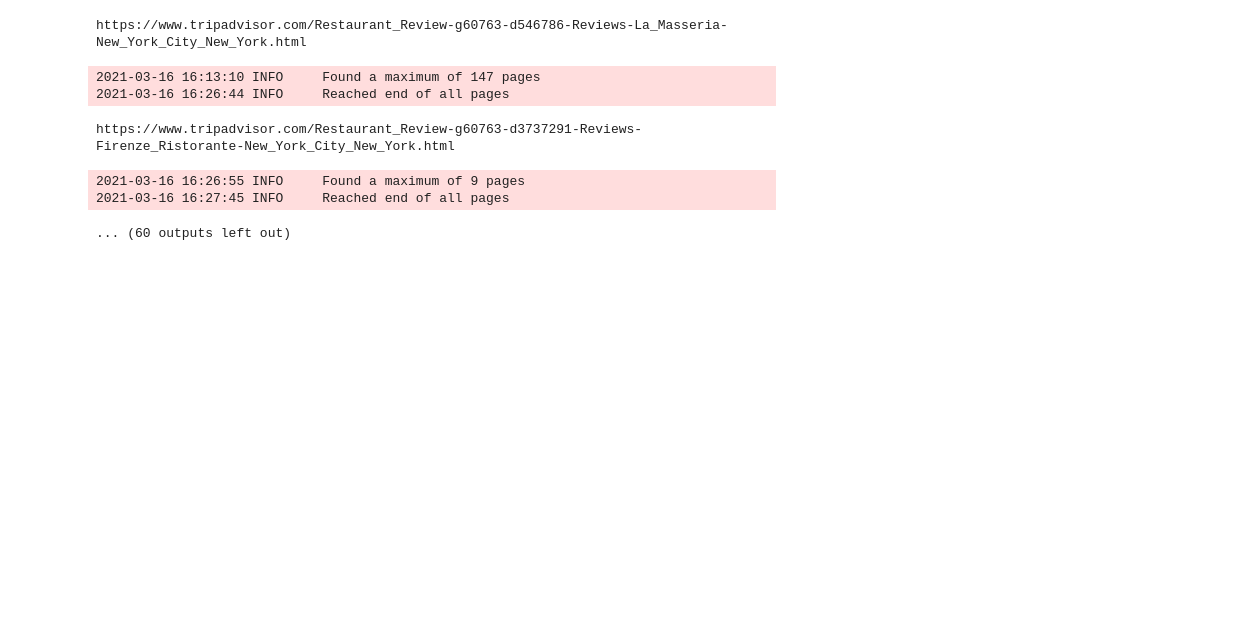
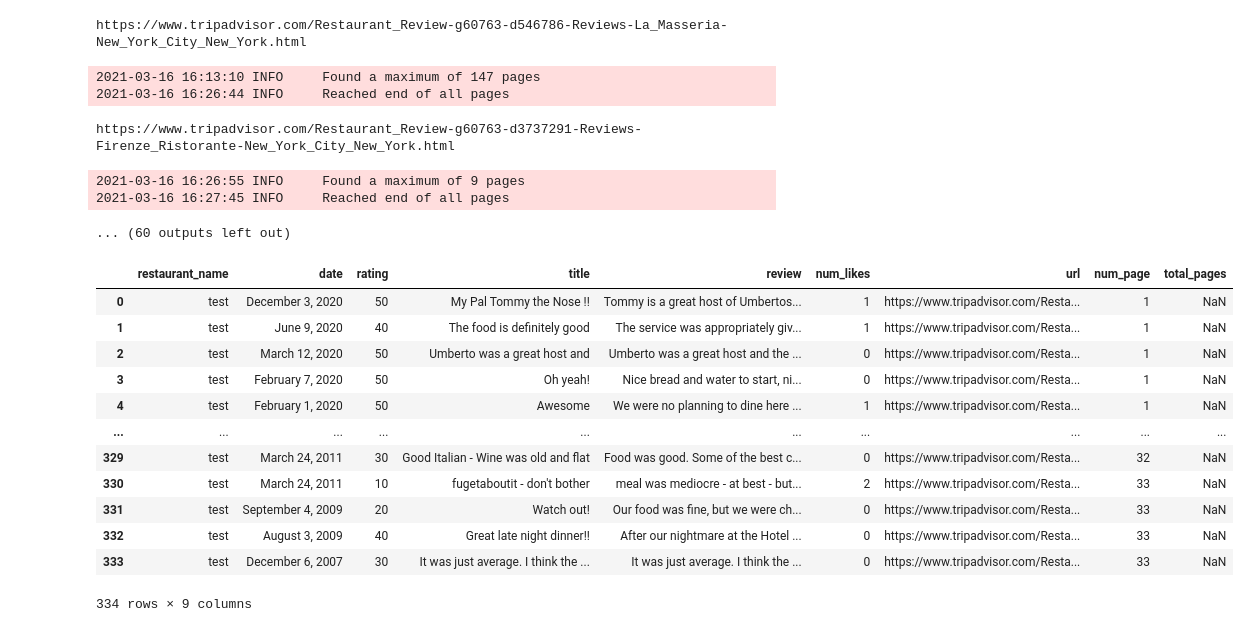
Before and after one commit to SebasGarcia08/reviews-summarization, a Jupyter notebook: notebooks/Tripadvisor_Restaurant.ipynb, the cells around one changed output. Cells and saved outputs as stored; diff of their text form; code cells hidden in the pictures; blank space fills up the shorter version.

```diff
--- a/notebooks/Tripadvisor_Restaurant.ipynb
+++ b/notebooks/Tripadvisor_Restaurant.ipynb
@@ -267,3 +267,21 @@ https://www.tripadvisor.com/Restaurant_Review-g60763-d3737291-Reviews-Firenze_Ri
 2021-03-16 16:26:55 INFO     Found a maximum of 9 pages
 2021-03-16 16:27:45 INFO     Reached end of all pages
 ... (60 outputs left out)
+# %%
+import pandas as pd
+df = pd.read_csv("../datasets/test.csv", sep="\t")
+df
+# %% [output]
+|  | restaurant_name | date | rating | title | review | num_likes | url | num_page | total_pages |
+| 0 | test | December 3, 2020 | 50 | My Pal Tommy the Nose !! | Tommy is a great host of Umbertos... | 1 | https://www.tripadvisor.com/Resta... | 1 | NaN |
+| 1 | test | June 9, 2020 | 40 | The food is definitely good | The service was appropriately giv... | 1 | https://www.tripadvisor.com/Resta... | 1 | NaN |
+| 2 | test | March 12, 2020 | 50 | Umberto was a great host and | Umberto was a great host and the ... | 0 | https://www.tripadvisor.com/Resta... | 1 | NaN |
+| 3 | test | February 7, 2020 | 50 | Oh yeah! | Nice bread and water to start, ni... | 0 | https://www.tripadvisor.com/Resta... | 1 | NaN |
+| 4 | test | February 1, 2020 | 50 | Awesome | We were no planning to dine here ... | 1 | https://www.tripadvisor.com/Resta... | 1 | NaN |
+| ... | ... | ... | ... | ... | ... | ... | ... | ... | ... |
+| 329 | test | March 24, 2011 | 30 | Good Italian - Wine was old and flat | Food was good. Some of the best c... | 0 | https://www.tripadvisor.com/Resta... | 32 | NaN |
+| 330 | test | March 24, 2011 | 10 | fugetaboutit - don't bother | meal was mediocre - at best - but... | 2 | https://www.tripadvisor.com/Resta... | 33 | NaN |
+| 331 | test | September 4, 2009 | 20 | Watch out! | Our food was fine, but we were ch... | 0 | https://www.tripadvisor.com/Resta... | 33 | NaN |
+| 332 | test | August 3, 2009 | 40 | Great late night dinner!! | After our nightmare at the Hotel ... | 0 | https://www.tripadvisor.com/Resta... | 33 | NaN |
+| 333 | test | December 6, 2007 | 30 | It was just average. I think the ... | It was just average. I think the ... | 0 | https://www.tripadvisor.com/Resta... | 33 | NaN |
+334 rows × 9 columns
```
Also changed, not shown: 11 other files.
